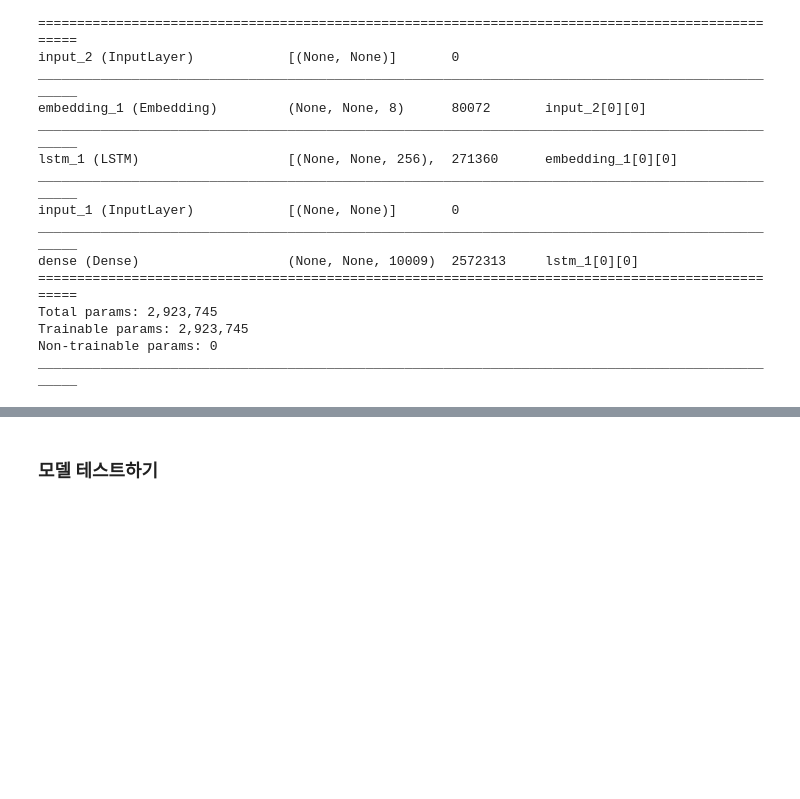
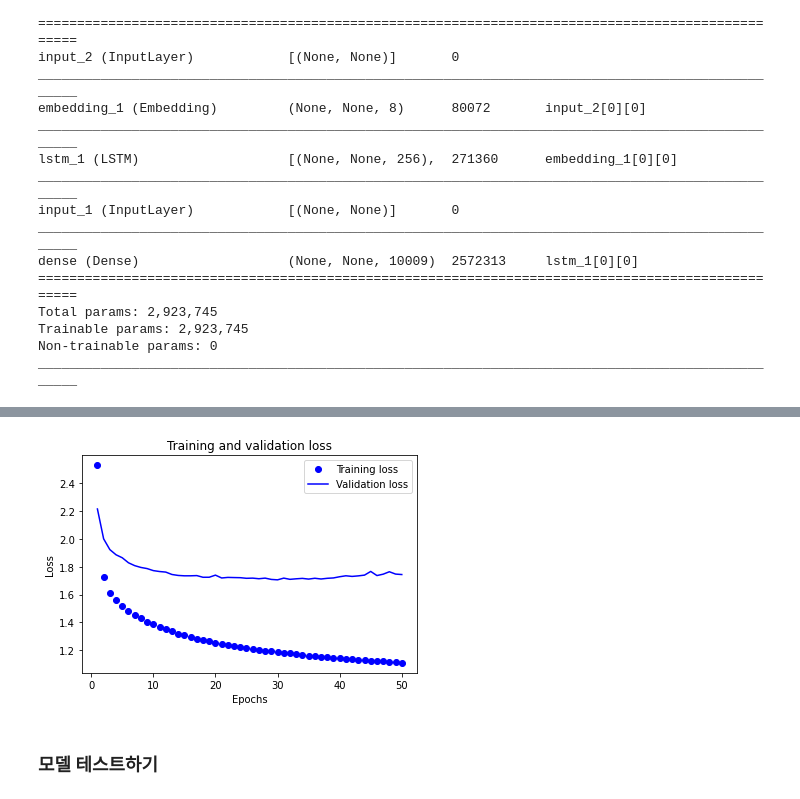
Before and after one commit to doldol1/edu-repo, a Jupyter notebook: [E-10]NLP_translator_submission.ipynb, the cells around one changed output, grey strips where cells are left out. Cells and saved outputs as stored; diff of their text form; code cells hidden in the pictures; blank space fills up the shorter version.

```diff
--- a/[E-10]NLP_translator_submission.ipynb
+++ b/[E-10]NLP_translator_submission.ipynb
@@ -222,7 +207,7 @@ Trainable params: 2,923,745
 Non-trainable params: 0
 __________________________________________________________________________________________________
 # %%
-model.fit(x=[encoder_input_train, decoder_input_train], y=decoder_target_train, \
+hist=model.fit(x=[encoder_input_train, decoder_input_train], y=decoder_target_train, \
           validation_data = ([encoder_input_test, decoder_input_test], decoder_target_test),
           batch_size=128, epochs=50)
 # %% [output]
@@ -247,3 +231,22 @@ Epoch 50/50
+# %%
+# 시각화
+import matplotlib.pyplot as plt
+
+loss = hist.history['loss']
+val_loss = hist.history['val_loss']
+
+epochs = range(1, len(loss) + 1)
+
+plt.plot(epochs, loss, 'bo', label='Training loss') # bo는 파란색 점
+plt.plot(epochs, val_loss, 'b', label='Validation loss') # b는 파란색 실선
+plt.title('Training and validation loss')
+plt.xlabel('Epochs')
+plt.ylabel('Loss')
+plt.legend()
+
+plt.show()
+# %% [output]
+[figure, added]
 # %% [markdown]
 ### 모델 테스트하기
 # %%
```
Also changed, not shown: parts of 10 cells of this notebook.
